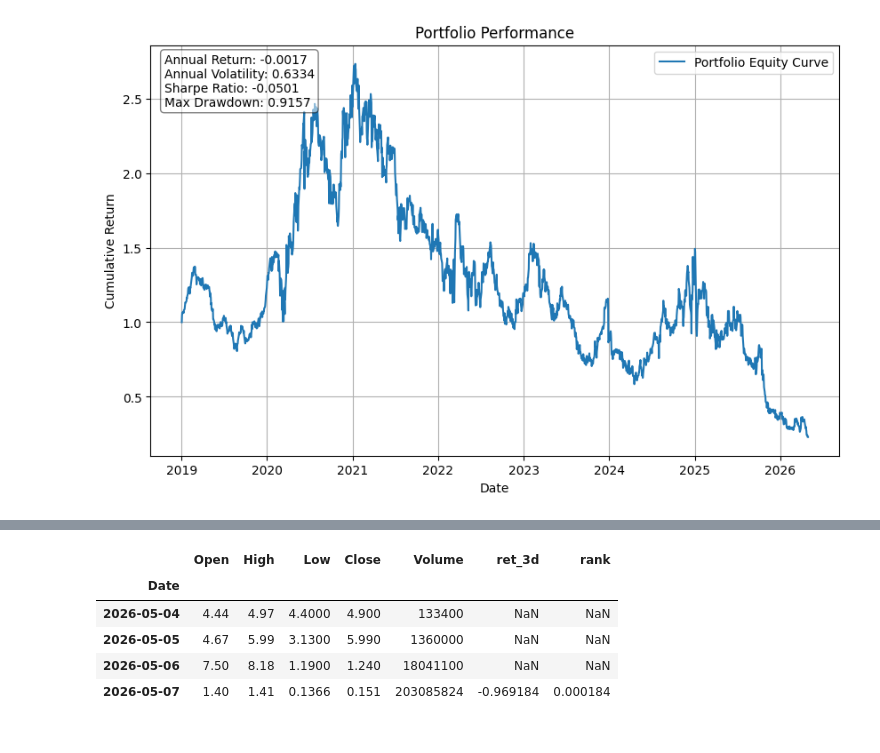
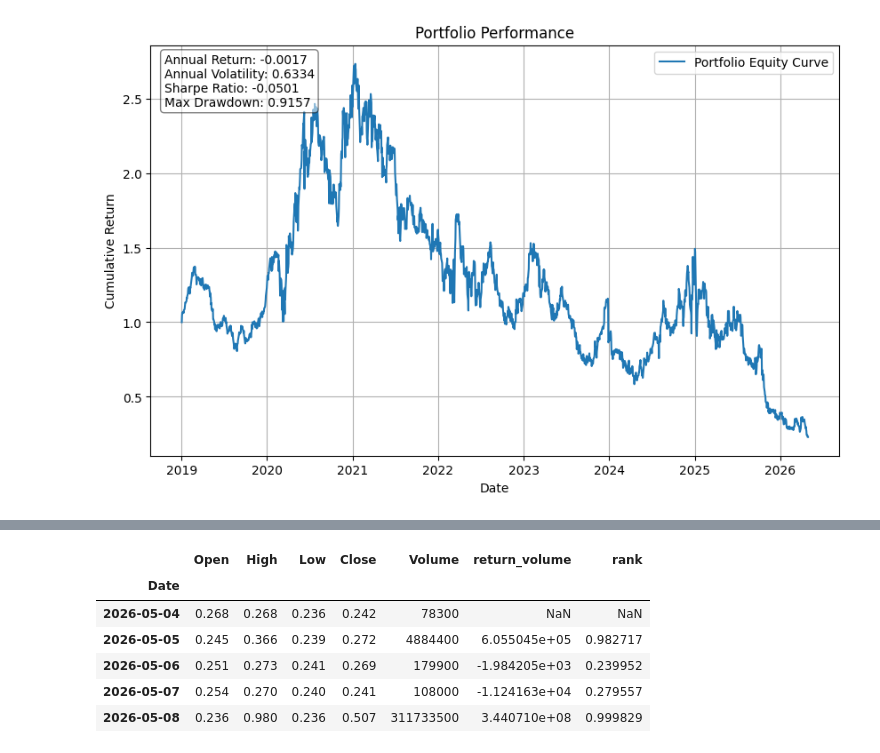
Before and after one commit to Lawrence2005/trials-and-errors, a Jupyter notebook: cross-sectional.ipynb, the cells around one changed output, grey strips where cells are left out. Saved outputs shown, nothing was run; the diff lists cells and outputs as text; code cells hidden in the pictures.

```diff
--- a/cross-sectional.ipynb
+++ b/cross-sectional.ipynb
@@ -428,7 +428,7 @@ df = pd.read_parquet('data.parquet')
 # %%
 df = calculate_forward_return(df)
 
-factor_col = 'vwap_close'
+factor_col = 'return_volume'
 # df[factor_col] = calculate_factor_return(df, window=3)  # good
 # df[factor_col] = calculate_factor_log_return(df, window=3)  # good
 # df[factor_col] = calculate_factor_ret_ratio(df, wdw1=3, wdw2=2)  # ineffective
@@ -436,8 +436,8 @@ factor_col = 'vwap_close'
 # df[factor_col] = calculate_factor_clv(df)
 # df[factor_col] = calculate_factor_volume_shock(df, window=3)
 # df[factor_col] = calculate_factor_price_volume(df)
-# df[factor_col] = calculate_factor_return_volume(df)  # great
-df[factor_col] = calculate_factor_vwap_close(df, window=5)  # good
+df[factor_col] = calculate_factor_return_volume(df)  # great
+# df[factor_col] = calculate_factor_vwap_close(df, window=5)  # good
 # %%
 # ticker = 'EP'
 
@@ -497,5 +497,5 @@ def get_tickers_to_trade(df: pd.DataFrame, date: str, factor: str, ic_positive:
 
     return {'Buy': buy_tickers, 'Sell': sell_tickers}
 # %%
-df_today = get_tickers_data(start='2026-05-02', end='2026-05-09')
+df_today = get_tickers_data(start='2026-05-04', end='2026-05-11')
 # %% [output]
@@ -511,5 +519,5 @@ $AHL: possibly delisted; no timezone found
 # %%
-df_today[factor_col] = calculate_factor_return(df_today, window=3)
+df_today[factor_col] = calculate_factor_return_volume(df_today)
 
 df_today = clean_ohclv_data(df_today)
 # %%
@@ -521,9 +529,10 @@ portfolio_list
 # %%
-df_today.xs('GDC', level='Ticker')
+df_today.xs('YMAT', level='Ticker')
 # %% [output]
-|  | Open | High | Low | Close | Volume | ret_3d | rank |
+|  | Open | High | Low | Close | Volume | return_volume | rank |
 | Date |  |  |  |  |  |  |  |
-| 2026-05-04 | 4.44 | 4.97 | 4.4000 | 4.900 | 133400 | NaN | NaN |
-| 2026-05-05 | 4.67 | 5.99 | 3.1300 | 5.990 | 1360000 | NaN | NaN |
-| 2026-05-06 | 7.50 | 8.18 | 1.1900 | 1.240 | 18041100 | NaN | NaN |
-| 2026-05-07 | 1.40 | 1.41 | 0.1366 | 0.151 | 203085824 | -0.969184 | 0.000184 |
+| 2026-05-04 | 0.268 | 0.268 | 0.236 | 0.242 | 78300 | NaN | NaN |
+| 2026-05-05 | 0.245 | 0.366 | 0.239 | 0.272 | 4884400 | 6.055045e+05 | 0.982717 |
+| 2026-05-06 | 0.251 | 0.273 | 0.241 | 0.269 | 179900 | -1.984205e+03 | 0.239952 |
+| 2026-05-07 | 0.254 | 0.270 | 0.240 | 0.241 | 108000 | -1.124163e+04 | 0.279557 |
+| 2026-05-08 | 0.236 | 0.980 | 0.236 | 0.507 | 311733500 | 3.440710e+08 | 0.999829 |
```
Also changed, not shown: parts of 8 cells of this notebook.
